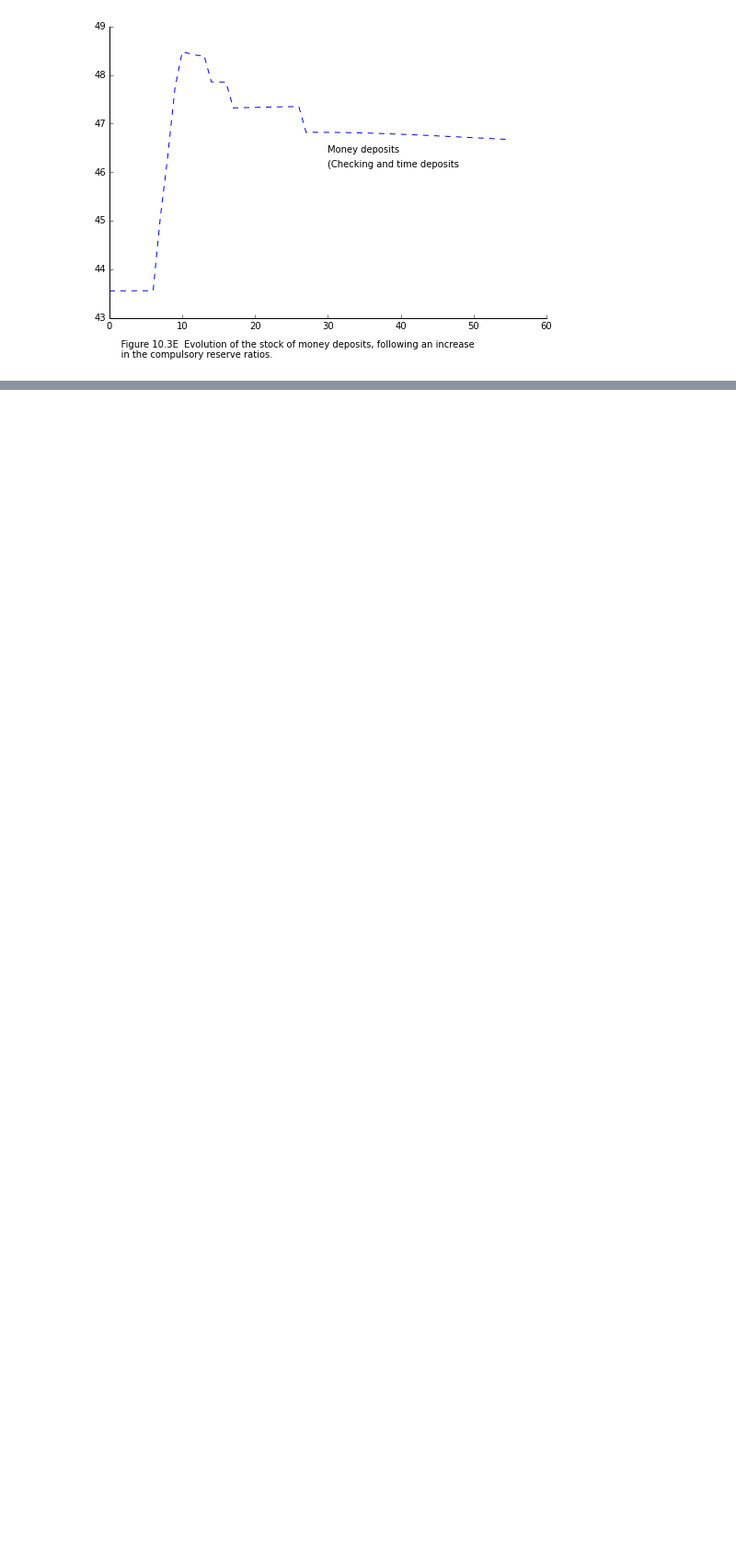
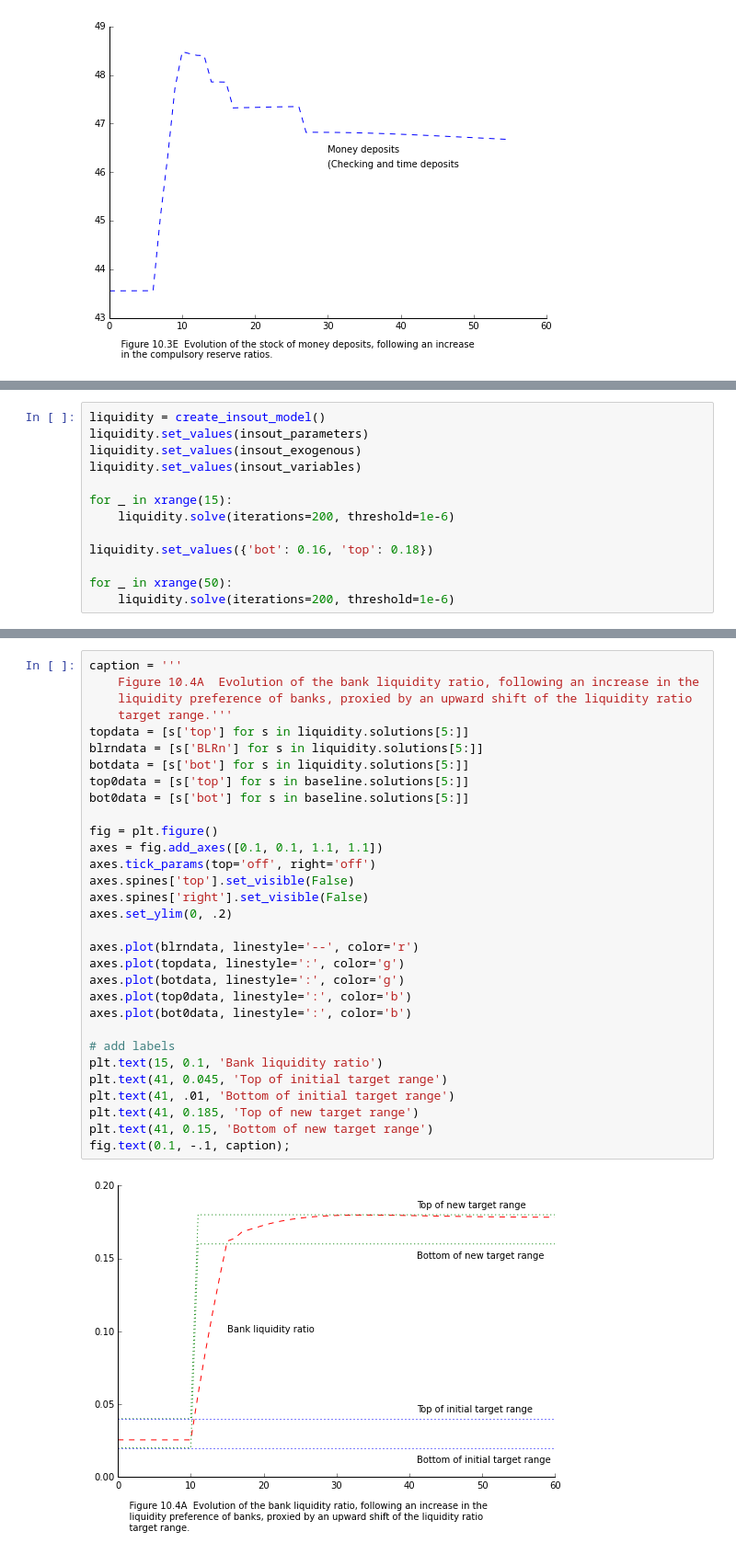
Before and after one commit to kennt/monetary-economics, a Jupyter notebook: Chapter 10 Model INSOUT.ipynb, the cells around one changed output, grey strips where cells are left out. Shown at 92% size. Drawn from its saved outputs; the diff is of its cells as text; blank space fills up the shorter version.

```diff
--- a/Chapter 10 Model INSOUT.ipynb
+++ b/Chapter 10 Model INSOUT.ipynb
@@ -1218,0 +1221,13 @@ fig.text(0.1, -.05, caption);
+# %%
+liquidity = create_insout_model()
+liquidity.set_values(insout_parameters)
+liquidity.set_values(insout_exogenous)
+liquidity.set_values(insout_variables)
+
+for _ in xrange(15):
+    liquidity.solve(iterations=200, threshold=1e-6)
+
+liquidity.set_values({'bot': 0.16, 'top': 0.18})
+
+for _ in xrange(50):
+    liquidity.solve(iterations=200, threshold=1e-6)
@@ -1218,0 +1236,33 @@ fig.text(0.1, -.05, caption);
+# %%
+caption = '''
+    Figure 10.4A  Evolution of the bank liquidity ratio, following an increase in the
+    liquidity preference of banks, proxied by an upward shift of the liquidity ratio
+    target range.'''
+topdata = [s['top'] for s in liquidity.solutions[5:]]
+blrndata = [s['BLRn'] for s in liquidity.solutions[5:]]
+botdata = [s['bot'] for s in liquidity.solutions[5:]]
+top0data = [s['top'] for s in baseline.solutions[5:]]
+bot0data = [s['bot'] for s in baseline.solutions[5:]]
+
+fig = plt.figure()
+axes = fig.add_axes([0.1, 0.1, 1.1, 1.1])
+axes.tick_params(top='off', right='off')
+axes.spines['top'].set_visible(False)
+axes.spines['right'].set_visible(False)
+axes.set_ylim(0, .2)
+
+axes.plot(blrndata, linestyle='--', color='r')
+axes.plot(topdata, linestyle=':', color='g')
+axes.plot(botdata, linestyle=':', color='g')
+axes.plot(top0data, linestyle=':', color='b')
+axes.plot(bot0data, linestyle=':', color='b')
+
+# add labels
+plt.text(15, 0.1, 'Bank liquidity ratio')
+plt.text(41, 0.045, 'Top of initial target range')
+plt.text(41, .01, 'Bottom of initial target range')
+plt.text(41, 0.185, 'Top of new target range')
+plt.text(41, 0.15, 'Bottom of new target range')
+fig.text(0.1, -.1, caption);
+# %% [output]
+[figure, added]
```
Also changed, not shown: parts of 24 cells of this notebook, 1 other file.
